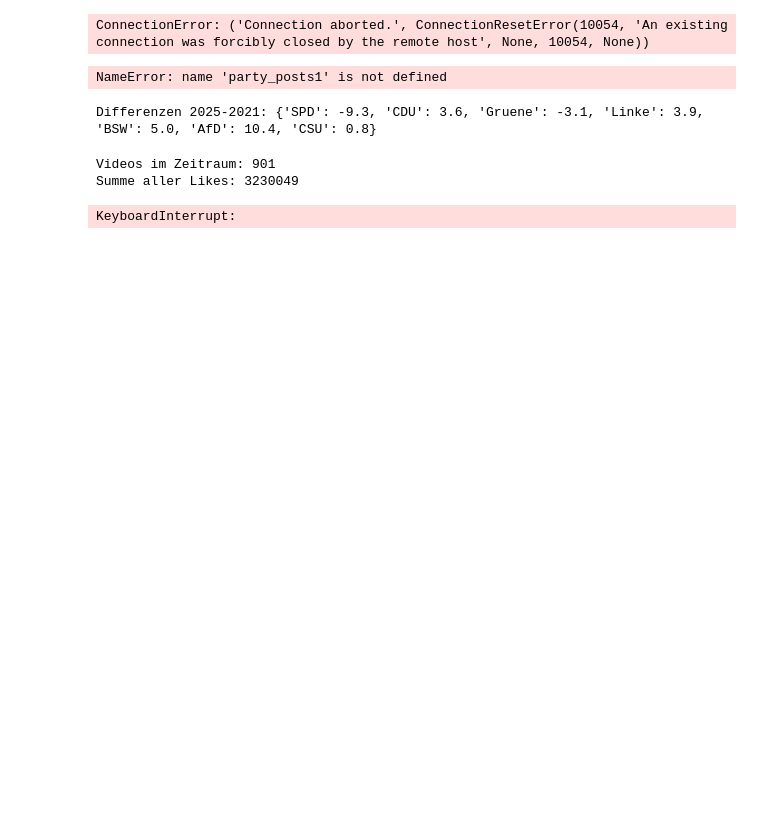
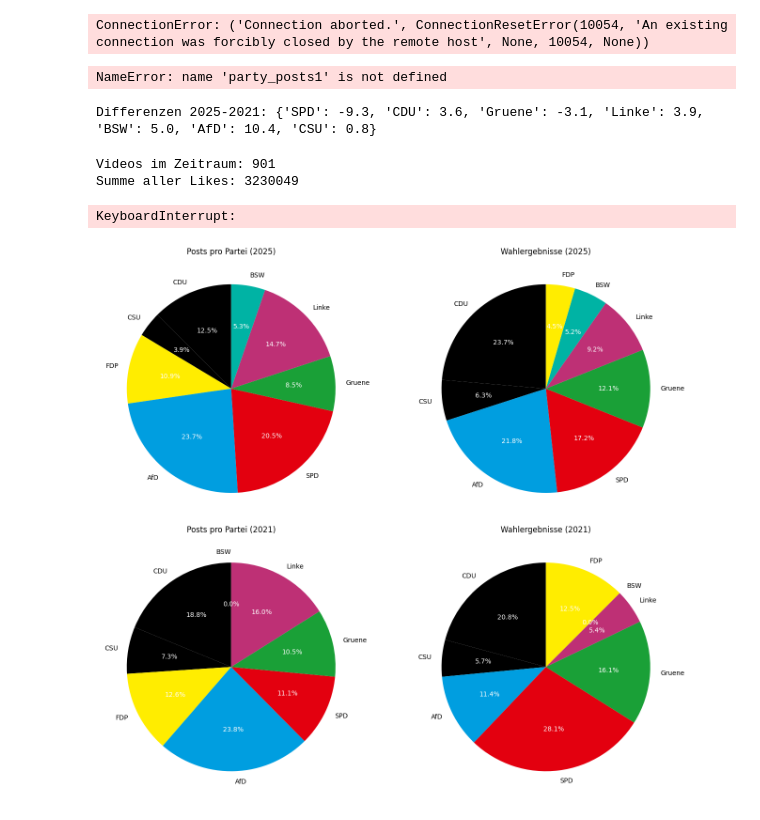
Before and after one commit to DataDivasCAU/DataDivas, a Jupyter notebook: Sonja/ConservativeVsProgressiveParties.ipynb, the cells around one changed output. Saved outputs shown, nothing was run; the diff lists cells and outputs as text; code cells hidden in the pictures; blank space fills up the shorter version.

Commit message:
layout sth

```diff
--- a/Sonja/ConservativeVsProgressiveParties.ipynb
+++ b/Sonja/ConservativeVsProgressiveParties.ipynb
@@ -403,0 +429,78 @@ KeyboardInterrupt:
+# %%
+# === Posts ===
+posts_2025 = posts_data["electionPosts2025"]
+posts_2021 = posts_data["electionPosts2021"]
+
+# === Wahlergebnisse ===
+election_2025 = election_data["election2025"][0]
+election_2021 = election_data["election2021"][0]
+
+# Funktion für weiße Labels
+def make_autopct():
+    def inner(pct):
+        return f"{pct:.1f}%"  # nur Text zurück
+    return inner
+
+# === Plot ===
+fig, axes = plt.subplots(2, 2, figsize=(14, 12))
+
+# --- Posts 2025 ---
+labels_posts = list(posts_2025.keys())
+sizes_posts = list(posts_2025.values())
+wedges, texts, autotexts = axes[0, 0].pie(
+    sizes_posts,
+    labels=labels_posts,
+    autopct=make_autopct(),
+    startangle=90,
+    colors=get_colors(labels_posts),
+)
+for t in autotexts:  # Prozentzahlen weiß färben
+    t.set_color("white")
+axes[0, 0].set_title("Posts pro Partei (2025)")
+
+# --- Wahlergebnisse 2025 ---
+labels_elec = list(election_2025.keys())
+sizes_elec = list(election_2025.values())
+wedges, texts, autotexts = axes[0, 1].pie(
+    sizes_elec,
+    labels=labels_elec,
+    autopct=make_autopct(),
+    startangle=90,
+    colors=get_colors(labels_elec),
+)
+for t in autotexts:
+    t.set_color("white")
+axes[0, 1].set_title("Wahlergebnisse (2025)")
+
+# --- Posts 2021 ---
+labels_posts = list(posts_2021.keys())
+sizes_posts = list(posts_2021.values())
+wedges, texts, autotexts = axes[1, 0].pie(
+    sizes_posts,
+    labels=labels_posts,
+    autopct=make_autopct(),
+    startangle=90,
+    colors=get_colors(labels_posts),
+)
+for t in autotexts:
+    t.set_color("white")
+axes[1, 0].set_title("Posts pro Partei (2021)")
+
+# --- Wahlergebnisse 2021 ---
+labels_elec = list(election_2021.keys())
+sizes_elec = list(election_2021.values())
+wedges, texts, autotexts = axes[1, 1].pie(
+    sizes_elec,
+    labels=labels_elec,
+    autopct=make_autopct(),
+    startangle=90,
+    colors=get_colors(labels_elec),
+)
+for t in autotexts:
+    t.set_color("white")
+axes[1, 1].set_title("Wahlergebnisse (2021)")
+
+plt.tight_layout()
+plt.show()
+# %% [output]
+[figure, added]
```
Also changed, not shown: parts of 6 cells of this notebook, 15 other files.
